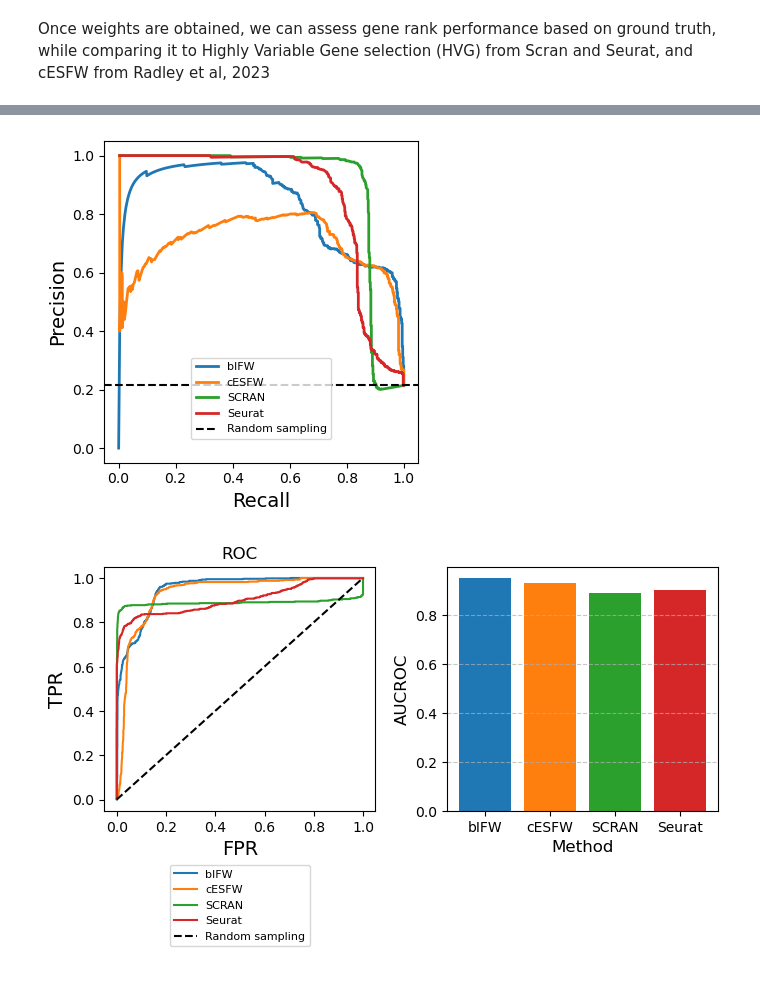
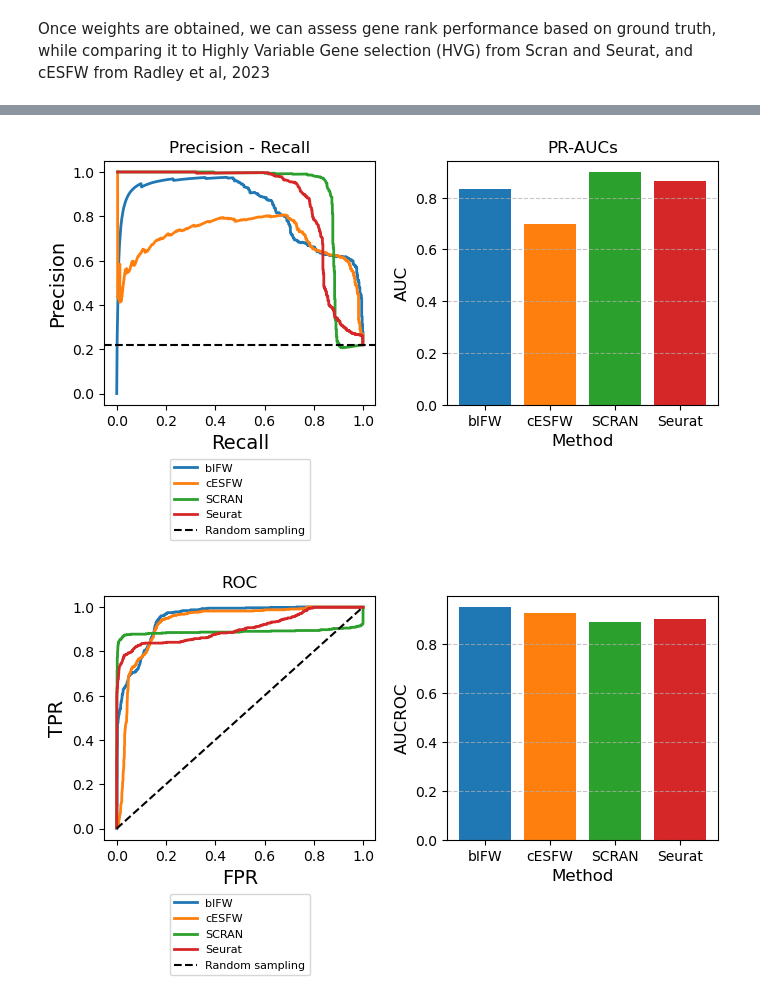
Before and after one commit to sgb67/ifw, a Jupyter notebook: bIFW_biftrif.ipynb, the cells around one changed output, grey strips where cells are left out. Cells and saved outputs as stored; diff of their text form; code cells hidden in the pictures.

```diff
--- a/bIFW_biftrif.ipynb
+++ b/bIFW_biftrif.ipynb
@@ -571,3 +603,16 @@ Feature_Weights[Usable_Inds] = np.average(np.absolute(ESSs[np.ix_(Usable_Inds,Us
 Significant_Genes_Per_Gene = (Masked_EPs > 0).sum(1)
 Normalised_Network_Feature_Weights = Feature_Weights/Significant_Genes_Per_Gene
 cESFW_Ranked_Genes = np.argsort(-Normalised_Network_Feature_Weights)
+# %%
+# the ESS matrix
+ESS_matrix_bin = np.where(Masked_ESSs > 0, 1, 0)
+
+fig, axes = plt.subplots(1, 2, figsize=(9, 4))
+sns.heatmap(Masked_ESSs, cmap="coolwarm", ax = axes[0])
+axes[0].set_title('ESS matrix', fontsize=12)
+
+sns.heatmap(ESS_matrix_bin, cmap="crest", ax = axes[1])
+axes[1].set_title('Binarised ESS matrix', fontsize=12)
+
+plt.tight_layout()
+plt.show()
@@ -575,9 +622,5 @@ cESFW_Ranked_Genes = np.argsort(-Normalised_Network_Feature_Weights)
 # load files and orders (or ranks)
 Structured_Genes = np.where(syndata.columns.str.contains("TF"))[0]
 House_Keeping_Genes = np.where(syndata.columns.str.contains("HK"))[0]
-SCRAN_HVG_Order = np.asarray(pd.read_csv(path + "trif/scran_trif_data.csv",header=0,index_col=0)).T[0]
-Seurat_HVG_Order = np.asarray(pd.read_csv(path + "trif/seurat_trif_data.csv",header=0,index_col=0)).T[0]
-
-# create list of ranks of all comparisons
-order_list = [ranks, cESFW_Ranked_Genes, SCRAN_HVG_Order, Seurat_HVG_Order]
-order_list_names = ['bIFW', 'cESFW', 'SCRAN', 'Seurat']
+SCRAN_HVG_Order = np.asarray(pd.read_csv(path + "trifbif/scran_trifbif_data.csv",header=0,index_col=0)).T[0]
+Seurat_HVG_Order = np.asarray(pd.read_csv(path + "trifbif/seurat_trifbif_data.csv",header=0,index_col=0)).T[0]
@@ -583,0 +631,12 @@ order_list_names = ['bIFW', 'cESFW', 'SCRAN', 'Seurat']
+# %%
+def drop_zerogenes(zerogenes, rank):
+    indices = np.where(np.isin(rank, zerogenes))[0]
+    rank_dropped = np.delete(rank, indices)
+    print(f"There are {len(rank_dropped)} genes left after dropping zero genes.")
+    return rank_dropped
+# %%
+House_Keeping_Genes = drop_zerogenes(zerogenes, House_Keeping_Genes)
+Structured_Genes = drop_zerogenes(zerogenes, Structured_Genes)
+SCRAN_HVG_Order = drop_zerogenes(zerogenes, SCRAN_HVG_Order)
+Seurat_HVG_Order = drop_zerogenes(zerogenes, Seurat_HVG_Order)
+cESFW_Ranked_Genes = drop_zerogenes(zerogenes, cESFW_Ranked_Genes)
@@ -609,40 +688,40 @@ def precision_recall_plot(order_list, order_list_names, structured_genes, housek
         fig, axes = plt.subplots(1, 2, figsize=(7, 4.5))
         for comp in np.arange(n_comparisons):
             PR_AUC_allvalues.append(np.round(integrate(Recalls[comp, :], Precisions[comp, :]), 3))
-            axes[0].plot(Recalls[comp, :], Precisions[comp, :], label=order_list_names[comp])
+            axes[0].plot(Recalls[comp, :], Precisions[comp, :], label=order_list_names[comp], linewidth=2)
         axes[0].set_title("Precision - Recall", fontsize=12)
         axes[0].axhline((structured_genes.shape[0] / order_list[0].shape[0]), c="black", linestyle="--", label="Random sampling")
         axes[0].set_xlabel("Recall", fontsize=14)
         axes[0].set_ylabel("Precision", fontsize=14)
         axes[0].legend(prop={'size': 8}, loc='upper center', bbox_to_anchor=(0.5, -0.2), ncol=1)
 
         axes[1].bar(order_list_names, PR_AUC_allvalues, color=["#1f77b4", "#ff7f0e", "#2ca02c", "#d62728"])
         axes[1].set_title("PR-AUCs", fontsize=12)
         axes[1].set_xlabel('Method', fontsize=12)
         axes[1].set_ylabel('AUC', fontsize=12)
         axes[1].grid(axis='y', linestyle='--', alpha=0.7)
         plt.tight_layout()
         plt.show()
 
     elif AUC_plot == False:
         plt.figure(figsize=(4,4))
         PR_AUC_allvalues = []
         for comp in np.arange(n_comparisons):
             PR_AUC_allvalues.append(np.round(integrate(Recalls[comp, :], Precisions[comp, :]), 3))
             plt.plot(Recalls[comp, :], Precisions[comp, :], label=order_list_names[comp], linewidth=2)
         #plt.title("Precision - Recall", fontsize=12)
         plt.axhline((structured_genes.shape[0] / order_list[0].shape[0]), c="black", linestyle="--", label="Random sampling")
         plt.xlabel("Recall", fontsize=14)
         plt.ylabel("Precision", fontsize=14)
         plt.legend(prop={'size': 8}, loc='center', bbox_to_anchor=(0.5, 0.2), ncol=1)
         plt.tight_layout()
         plt.show()
 
     return PR_AUC_allvalues
 
-AUCs = precision_recall_plot(order_list, order_list_names, structured_genes=Structured_Genes, housekeeping_genes=House_Keeping_Genes, spacing=1000)
+AUCs = precision_recall_plot(order_list, order_list_names, structured_genes=Structured_Genes, housekeeping_genes=House_Keeping_Genes, spacing=1000, AUC_plot=True)
 # %% [output]
-[figure, old version]
+[figure, new version]
 # %%
 # ROC function
 def ROC_plot(order_list, order_list_names, structured_genes, housekeeping_genes, spacing=1000, AUC_plot = False):
@@ -671,7 +750,7 @@ def ROC_plot(order_list, order_list_names, structured_genes, housekeeping_genes,
         fig, axes = plt.subplots(1, 2, figsize=(7, 4.5))
         for comp in np.arange(n_comparisons):
             AUCROC_allvalues.append(np.round(integrate(FPRs[comp, :], Recalls[comp, :]), 3))
-            axes[0].plot(FPRs[comp, :], Recalls[comp, :], label=order_list_names[comp])
+            axes[0].plot(FPRs[comp, :], Recalls[comp, :], label=order_list_names[comp], linewidth=2)
         axes[0].plot(np.array([0,1]), c="black", linestyle="--", label="Random sampling")
         axes[0].set_title("ROC", fontsize=12)
         axes[0].set_xlabel("FPR", fontsize=14)
@@ -704,4 +783,4 @@ def ROC_plot(order_list, order_list_names, structured_genes, housekeeping_genes,
 
 AUCROCs = ROC_plot(order_list, order_list_names, structured_genes=Structured_Genes, housekeeping_genes=House_Keeping_Genes, spacing=1000, AUC_plot=True)
 # %% [output]
-[figure, old version]
+[figure, new version]
```
Also changed, not shown: parts of 16 cells of this notebook, 2 other files.
